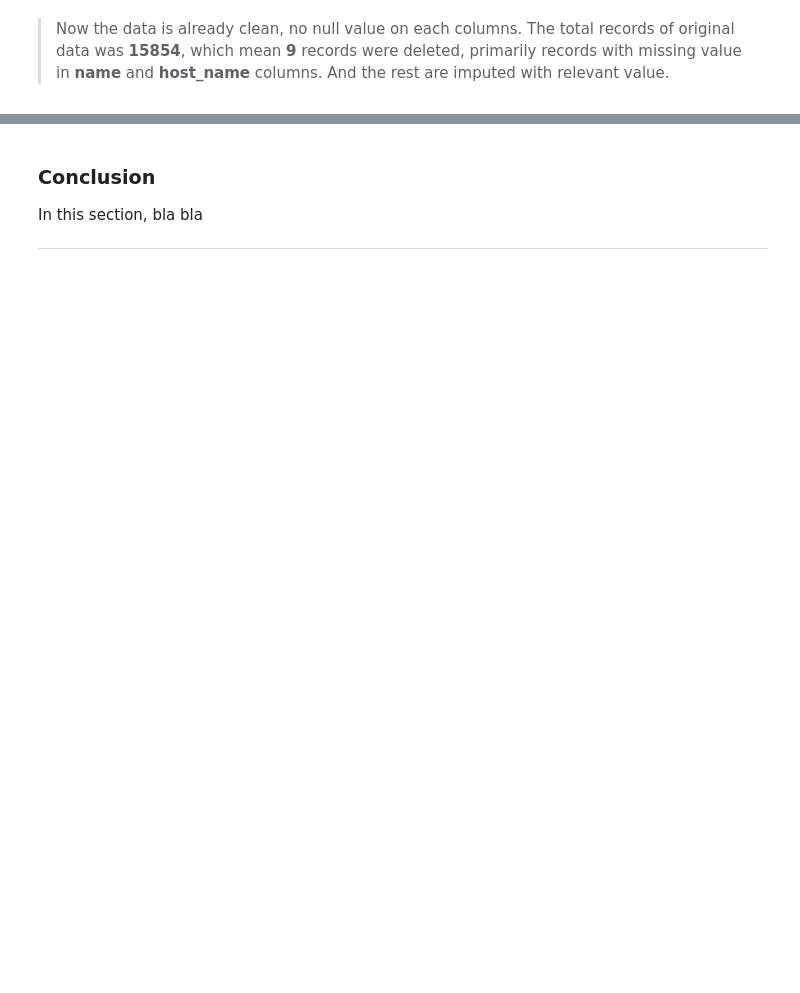
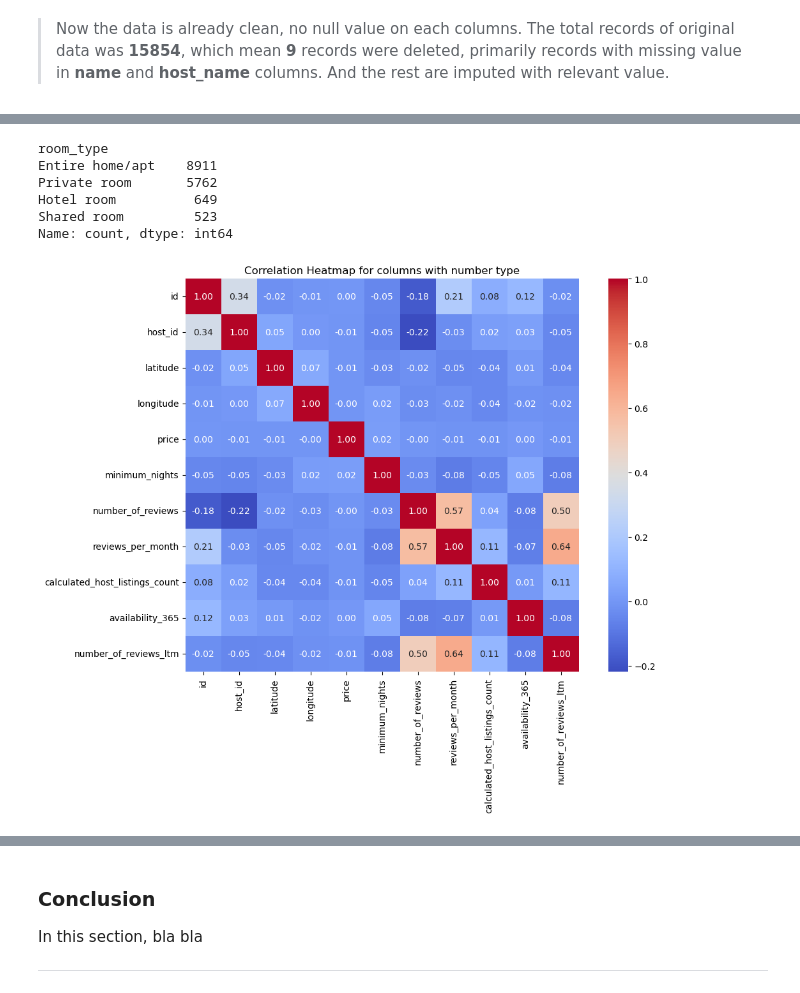
Before and after one commit to seanka/Python-AirBnB-DataAnalysis, a Jupyter notebook: CapstoneProject2.ipynb, the cells around one changed output, grey strips where cells are left out. Saved outputs shown, nothing was run; the diff lists cells and outputs as text; code cells hidden in the pictures; blank space fills up the shorter version.

```diff
--- a/CapstoneProject2.ipynb
+++ b/CapstoneProject2.ipynb
@@ -178,7 +184,7 @@ print(f"Null percentage of reviews_per_month column\t: {nullPercentage['reviews_
 Null percentage of last_review column           : 36.520751860729156
 Null percentage of reviews_per_month column     : 36.520751860729156
 # %%
-cleanedDf['last_review'] = cleanedDf['last_review'].fillna('Unknown')
+cleanedDf['last_review'] = cleanedDf['last_review'].fillna('No Review')
 cleanedDf['reviews_per_month'] = cleanedDf['reviews_per_month'].fillna(0)
 # %% [markdown]
 > In the heatmap above, it shown that **last_review** columns are strongly related with **reviews_per_month** columns since they always appears as green / yellow together. So the missing value type of these two columns are **MAR (Missing at Random)**.
@@ -223,3 +229,5 @@ cleanedDf.dropna(subset=['host_name'], inplace=True)
 >The null percentage in **host_name** columns are negligible and the **host_id** for **host_name Cozy Hideaway** is **137488762**, and it's shown that this **host_id** only has **one listing**, therefore it's impossible to insert based on the existing record.
 >
 >As summary, **deletion** is done to the missing value in **host_name** column because it isn't really importance for the analysis.
+# %%
+cleanedDf['last_review'] = cleanedDf['last_review'].apply(lambda x: 'No Review' if x == 'No Review' else datetime.datetime.strptime(x, "%Y-%m-%d"))
@@ -225,0 +236,4 @@ cleanedDf.dropna(subset=['host_name'], inplace=True)
+# %%
+bins = [0, 50, 150, 300, 500, cleanedDf['number_of_reviews'].max()]
+labels = ['0-50', '50-150', '150-300', '300-500', '500+']
+cleanedDf['reviews_bin'] = pd.cut(cleanedDf['number_of_reviews'], bins=bins, labels=labels)
@@ -260,0 +282,9 @@ In this section, bla bla
+# %%
+cleanedDf['room_type'].value_counts()
+# %% [output]
+room_type
+Entire home/apt    8911
+Private room       5762
+Hotel room          649
+Shared room         523
+Name: count, dtype: int64
@@ -260,0 +296,7 @@ In this section, bla bla
+# %%
+plt.figure(figsize=(12,8))
+sns.heatmap(cleanedDf.select_dtypes(include=np.number).corr(), cmap='coolwarm', annot=True, fmt=".2f", square=True)
+plt.title('Correlation Heatmap for columns with number type')
+plt.show()
+# %% [output]
+[figure, added]
```
Also changed, not shown: parts of 51 cells of this notebook, 3 other files.
